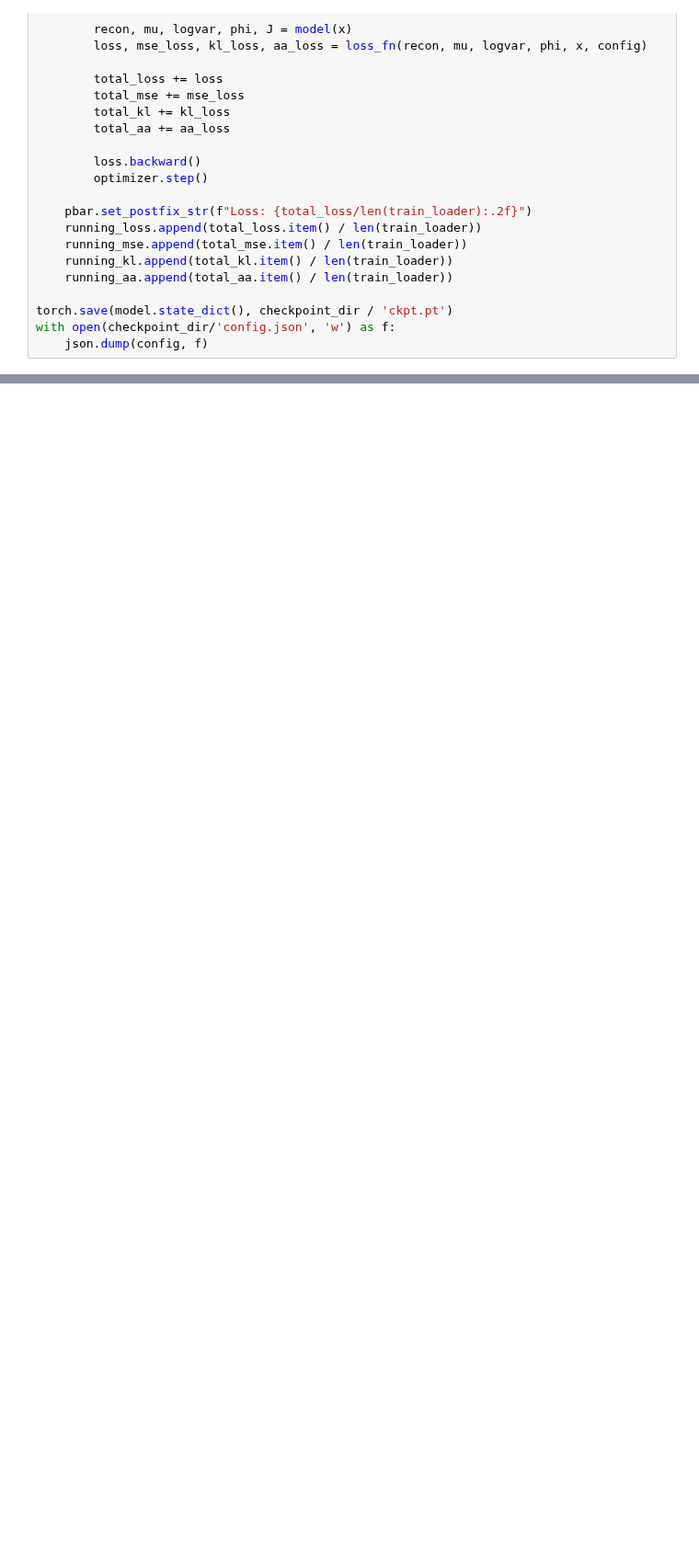
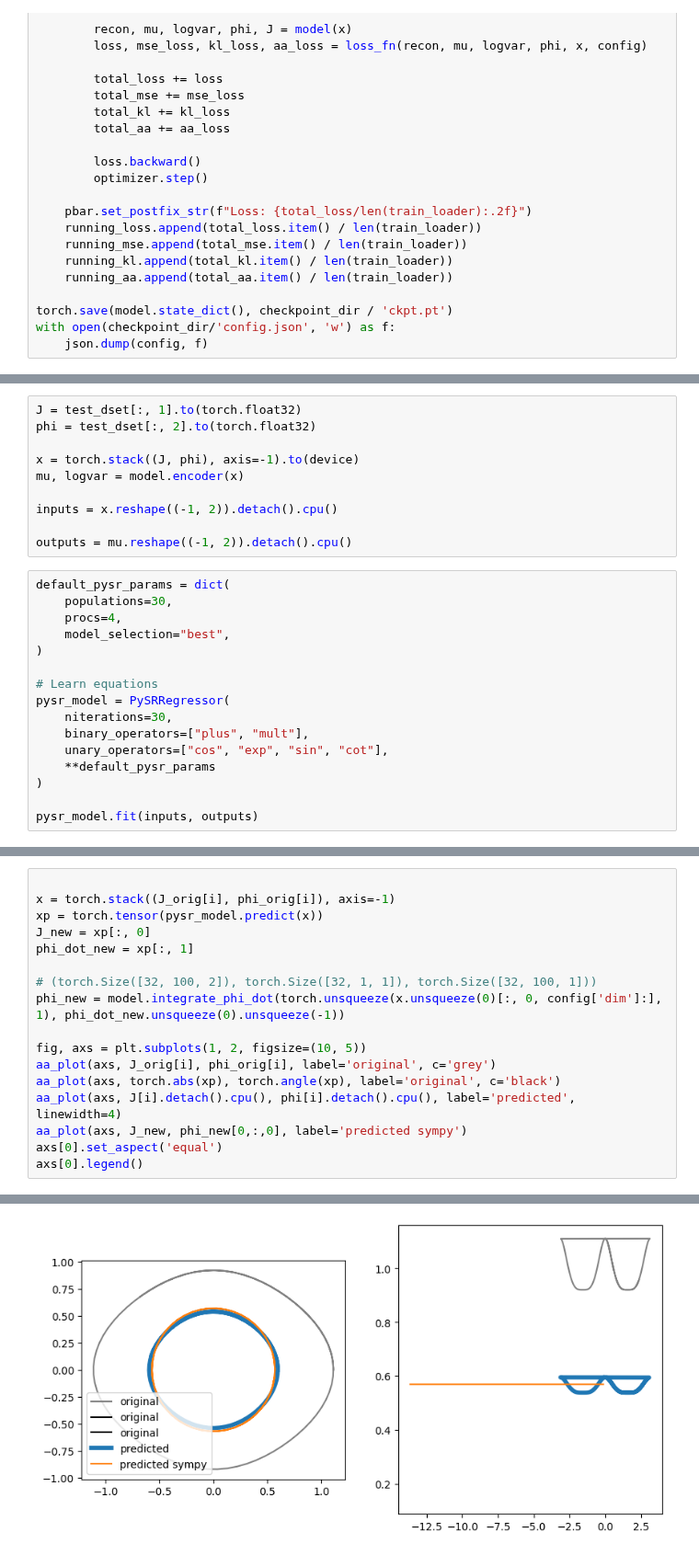
Before and after one commit to kavidey/action-angle-discovery, a Jupyter notebook: vae.ipynb, the cells around one changed output, grey strips where cells are left out. Shown at 92% size. Drawn from its saved outputs; the diff is of its cells as text; blank space fills up the shorter version.

```diff
--- a/vae.ipynb
+++ b/vae.ipynb
@@ -274,0 +344,26 @@ axs[0].set_aspect('equal')
+# %%
+J = test_dset[:, 1].to(torch.float32)
+phi = test_dset[:, 2].to(torch.float32)
+
+x = torch.stack((J, phi), axis=-1).to(device)
+mu, logvar = model.encoder(x)
+
+inputs = x.reshape((-1, 2)).detach().cpu()
+
+outputs = mu.reshape((-1, 2)).detach().cpu()
+# %%
+default_pysr_params = dict(
+    populations=30,
+    procs=4,
+    model_selection="best",
+)
+
+# Learn equations
+pysr_model = PySRRegressor(
+    niterations=30,
+    binary_operators=["plus", "mult"],
+    unary_operators=["cos", "exp", "sin", "cot"],
+    **default_pysr_params
+)
+
+pysr_model.fit(inputs, outputs)
@@ -274,0 +421,18 @@ axs[0].set_aspect('equal')
+# %%
+
+x = torch.stack((J_orig[i], phi_orig[i]), axis=-1)
+xp = torch.tensor(pysr_model.predict(x))
+J_new = xp[:, 0]
+phi_dot_new = xp[:, 1]
+
+# (torch.Size([32, 100, 2]), torch.Size([32, 1, 1]), torch.Size([32, 100, 1]))
+phi_new = model.integrate_phi_dot(torch.unsqueeze(x.unsqueeze(0)[:, 0, config['dim']:], 1), phi_dot_new.unsqueeze(0).unsqueeze(-1))
+
+fig, axs = plt.subplots(1, 2, figsize=(10, 5))
+aa_plot(axs, J_orig[i], phi_orig[i], label='original', c='grey')
+aa_plot(axs, torch.abs(xp), torch.angle(xp), label='original', c='black')
+aa_plot(axs, J[i].detach().cpu(), phi[i].detach().cpu(), label='predicted', linewidth=4)
+aa_plot(axs, J_new, phi_new[0,:,0], label='predicted sympy')
+axs[0].set_aspect('equal')
+axs[0].legend()
+# %% [output]
@@ -274,0 +440 @@ axs[0].set_aspect('equal')
+[figure, added]
```
Also changed, not shown: parts of 16 cells of this notebook, 1 other file.
